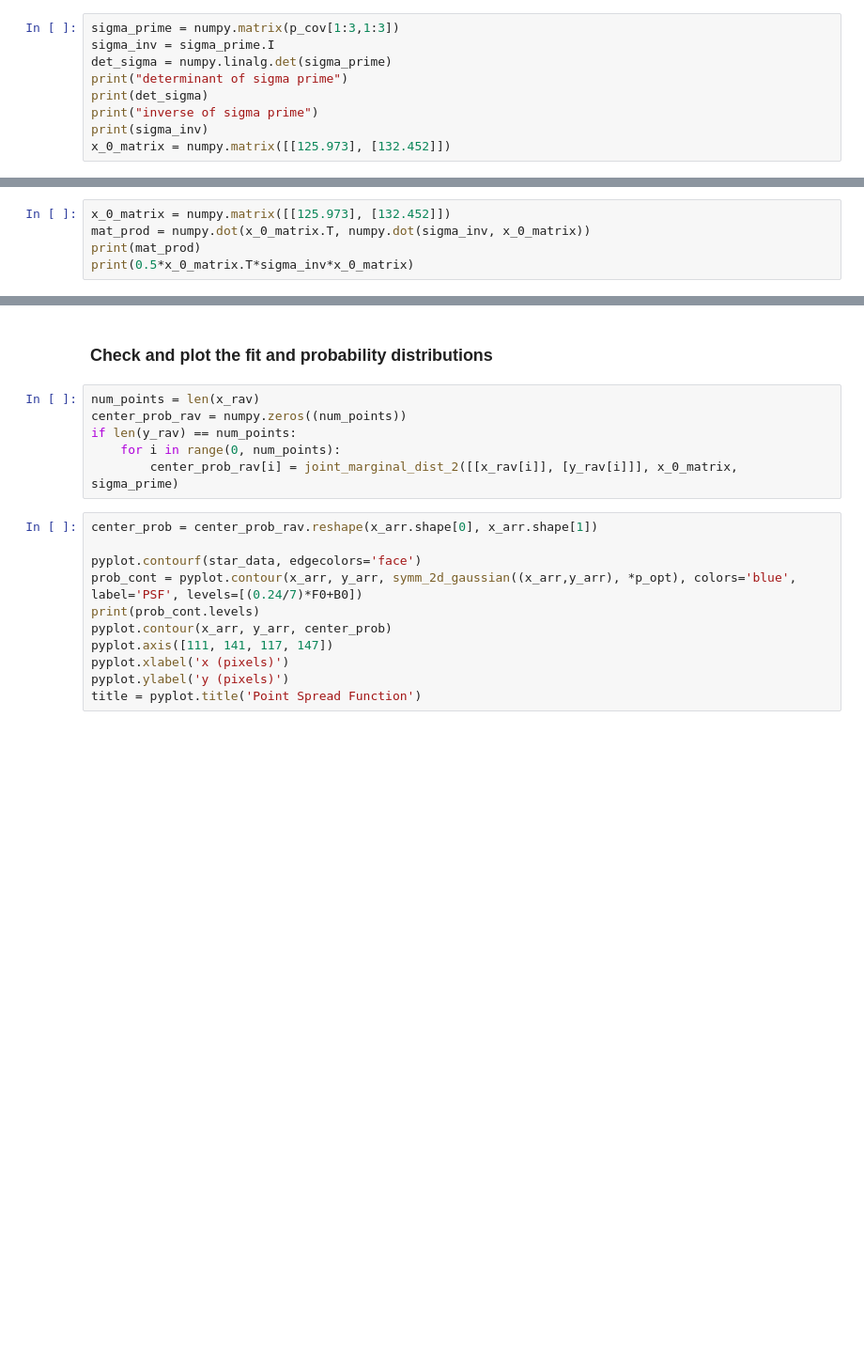
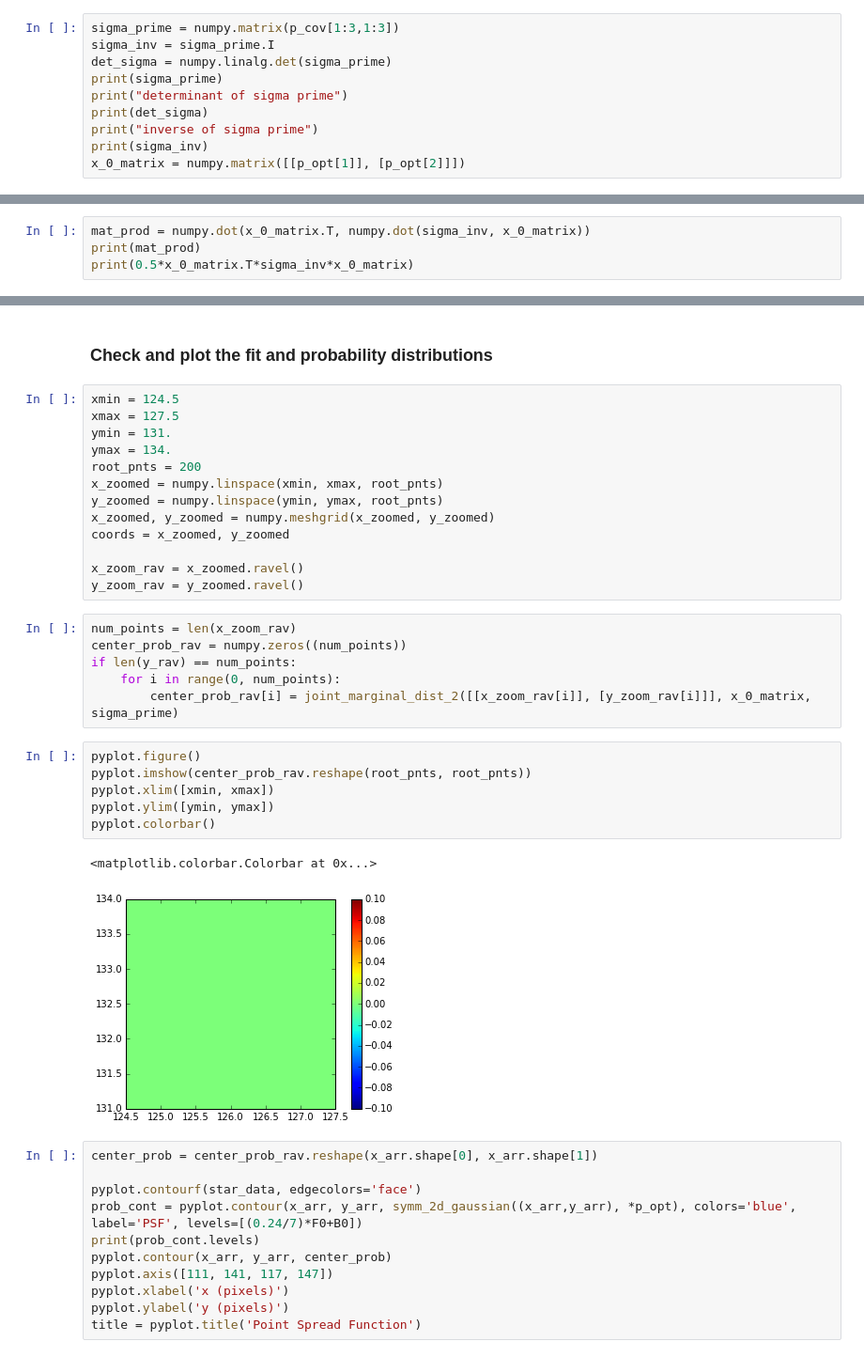
Before and after one commit to mbuchove/notebook-wurk-b, a Jupyter notebook: stats/astro283_hw3.ipynb, the cells around one changed output, grey strips where cells are left out. Shown: that part at 94% size. Drawn from its saved outputs; the diff is of its cells as text; blank space fills up the shorter version.

```diff
--- a/stats/astro283_hw3.ipynb
+++ b/stats/astro283_hw3.ipynb
@@ -121,9 +121,10 @@ Covariance matrix:
 sigma_prime = numpy.matrix(p_cov[1:3,1:3])
 sigma_inv = sigma_prime.I
 det_sigma = numpy.linalg.det(sigma_prime)
+print(sigma_prime)
 print("determinant of sigma prime")
 print(det_sigma)
 print("inverse of sigma prime")
 print(sigma_inv)
-x_0_matrix = numpy.matrix([[125.973], [132.452]])
+x_0_matrix = numpy.matrix([[p_opt[1]], [p_opt[2]]])
 # %% [output]
@@ -151,7 +154,6 @@ $
 The form of the joint marginal probability distribution is here, the $\Sigma^{\prime}$ matrix, its determinant, and inverse are found and shown above:
 $$ p\left(\vec{x}\mid\{D_{x,y}\}\right) = \frac{1}{\sqrt{\left(2\pi\right)^2\left|{\Sigma^\prime}\right|}}\exp{\left[-\frac{1}{2}\left(\vec{x}-\vec{x}_0\right)^T\Sigma^{\prime -1}\left(\vec{x}-\vec{x_0}\right)\right]} $$
 # %%
-x_0_matrix = numpy.matrix([[125.973], [132.452]])
 mat_prod = numpy.dot(x_0_matrix.T, numpy.dot(sigma_inv, x_0_matrix))
 print(mat_prod)
 print(0.5*x_0_matrix.T*sigma_inv*x_0_matrix)
@@ -166,12 +168,34 @@ def joint_marginal_dist_2(pos, center, cov_mat):
 # mat1 * mat2 equivalent to numpy.dot(mat1, mat2)
 # %% [markdown]
 <h3>Check and plot the fit and probability distributions</h3>
+# %%
+xmin = 124.5
+xmax = 127.5
+ymin = 131.
+ymax = 134.
+root_pnts = 200
+x_zoomed = numpy.linspace(xmin, xmax, root_pnts)
+y_zoomed = numpy.linspace(ymin, ymax, root_pnts)
+x_zoomed, y_zoomed = numpy.meshgrid(x_zoomed, y_zoomed)
+coords = x_zoomed, y_zoomed
+
+x_zoom_rav = x_zoomed.ravel()
+y_zoom_rav = y_zoomed.ravel()
 # %%
-num_points = len(x_rav)
+num_points = len(x_zoom_rav)
 center_prob_rav = numpy.zeros((num_points))
 if len(y_rav) == num_points:
     for i in range(0, num_points):
-        center_prob_rav[i] = joint_marginal_dist_2([[x_rav[i]], [y_rav[i]]], x_0_matrix, sigma_prime)
+        center_prob_rav[i] = joint_marginal_dist_2([[x_zoom_rav[i]], [y_zoom_rav[i]]], x_0_matrix, sigma_prime)
+# %%
+pyplot.figure()
+pyplot.imshow(center_prob_rav.reshape(root_pnts, root_pnts))
+pyplot.xlim([xmin, xmax])
+pyplot.ylim([ymin, ymax])
+pyplot.colorbar()
+# %% [output]
+<matplotlib.colorbar.Colorbar at 0x...>
+[figure, added]
 # %%
 center_prob = center_prob_rav.reshape(x_arr.shape[0], x_arr.shape[1])
 
```
Also changed, not shown: parts of 2 cells of this notebook, 1 other file.
